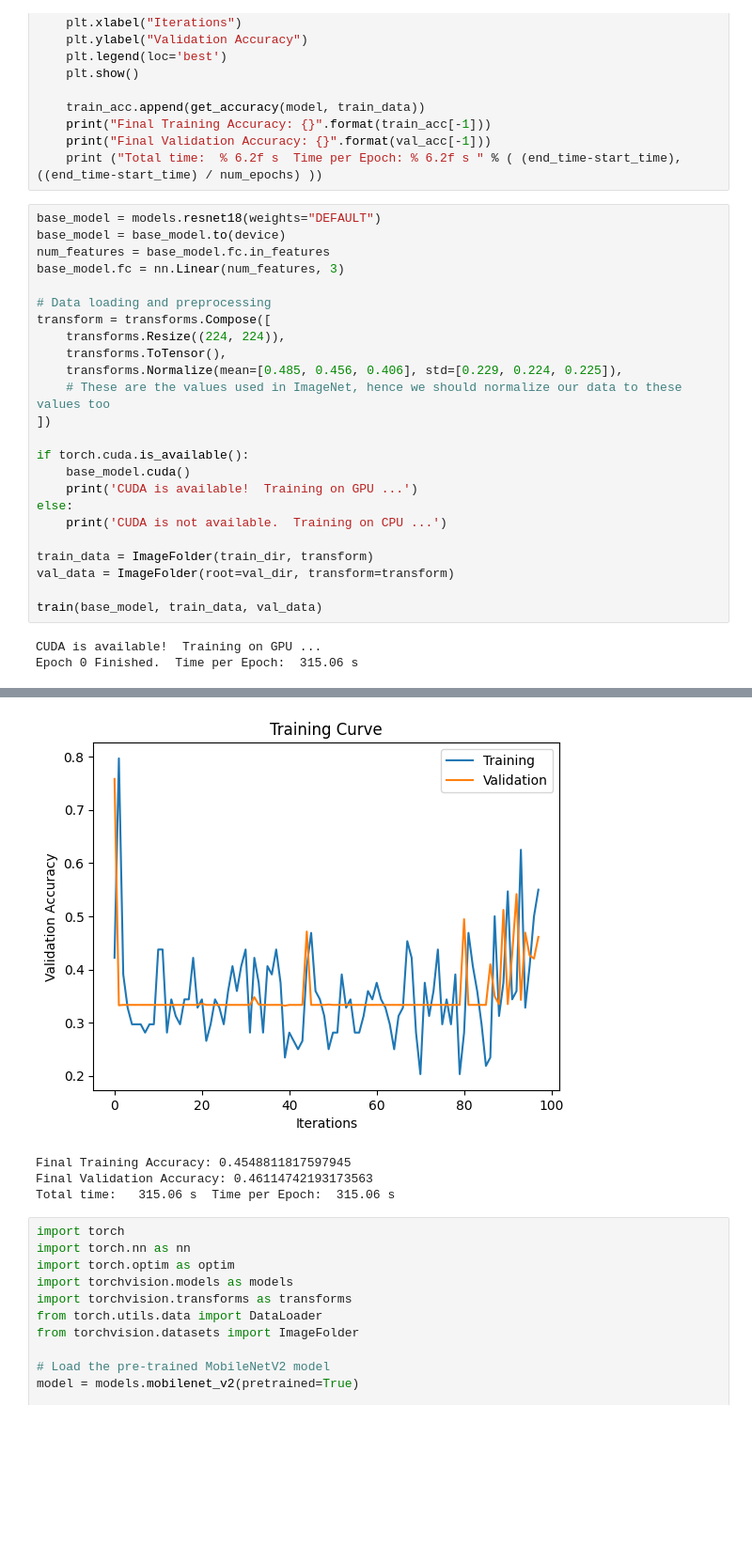
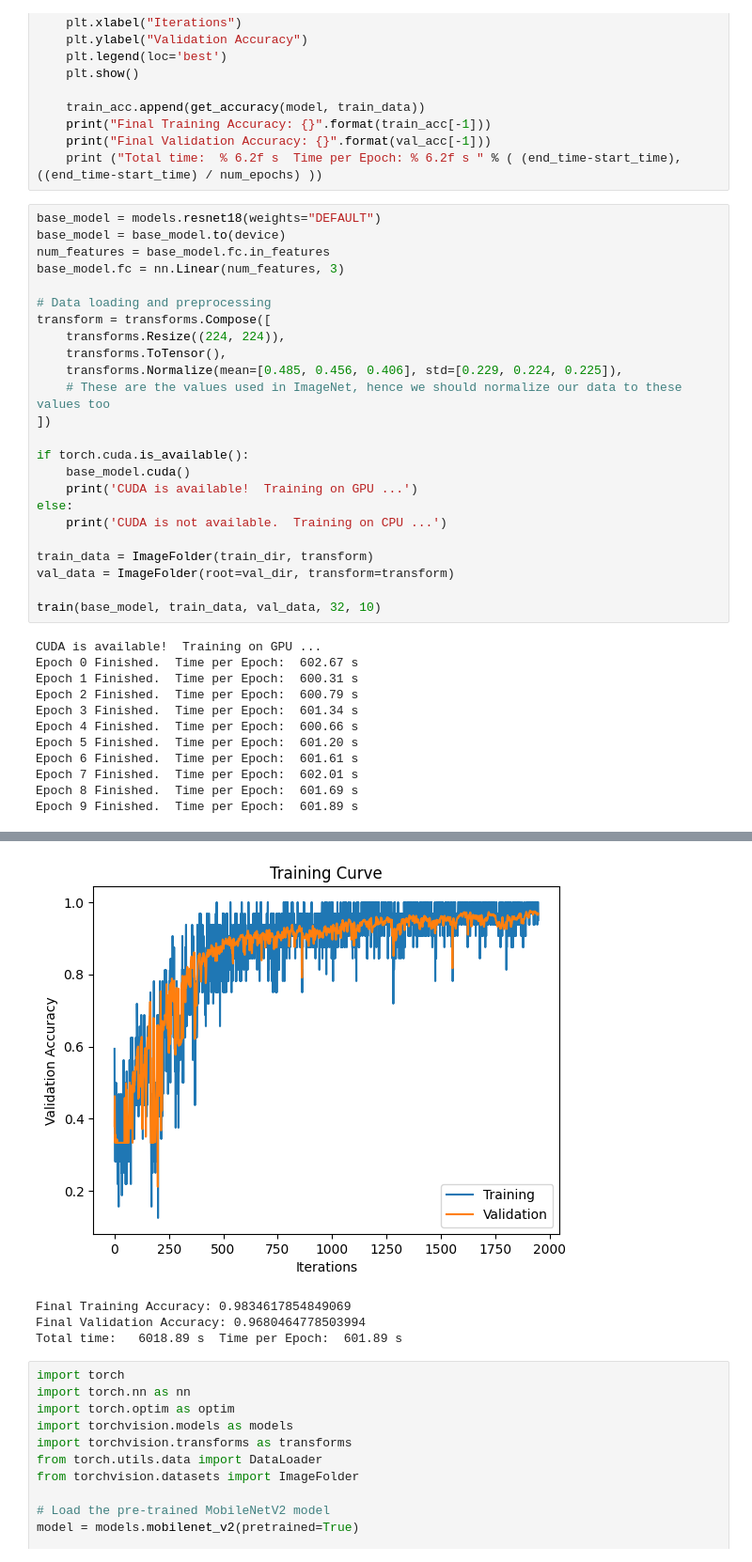
Before and after one commit to zhiyangg/aps360, a Jupyter notebook: APS360.ipynb, the cells around one changed output, grey strips where cells are left out. Shown: that part at 94% size. Saved outputs shown, nothing was run; the diff lists cells and outputs as text; blank space fills up the shorter version.

Commit message:
trained baseline

```diff
--- a/APS360.ipynb
+++ b/APS360.ipynb
@@ -262,7 +262,16 @@ else:
 train_data = ImageFolder(train_dir, transform)
 val_data = ImageFolder(root=val_dir, transform=transform)
 
-train(base_model, train_data, val_data)
+train(base_model, train_data, val_data, 32, 10)
 # %% [output]
 CUDA is available!  Training on GPU ...
-Epoch 0 Finished.  Time per Epoch:  315.06 s
+Epoch 0 Finished.  Time per Epoch:  602.67 s
+Epoch 1 Finished.  Time per Epoch:  600.31 s
+Epoch 2 Finished.  Time per Epoch:  600.79 s
+Epoch 3 Finished.  Time per Epoch:  601.34 s
+Epoch 4 Finished.  Time per Epoch:  600.66 s
+Epoch 5 Finished.  Time per Epoch:  601.20 s
+Epoch 6 Finished.  Time per Epoch:  601.61 s
+Epoch 7 Finished.  Time per Epoch:  602.01 s
+Epoch 8 Finished.  Time per Epoch:  601.69 s
+Epoch 9 Finished.  Time per Epoch:  601.89 s
@@ -270,7 +279,7 @@ Epoch 0 Finished.  Time per Epoch:  315.06 s
-[figure, old version]
+[figure, new version]
-Final Training Accuracy: 0.4548811817597945
-Final Validation Accuracy: 0.46114742193173563
-Total time:   315.06 s  Time per Epoch:  315.06 s
+Final Training Accuracy: 0.9834617854849069
+Final Validation Accuracy: 0.9680464778503994
+Total time:   6018.89 s  Time per Epoch:  601.89 s
 # %%
 import torch
 import torch.nn as nn
```
Also changed, not shown: parts of 1 cell of this notebook.
